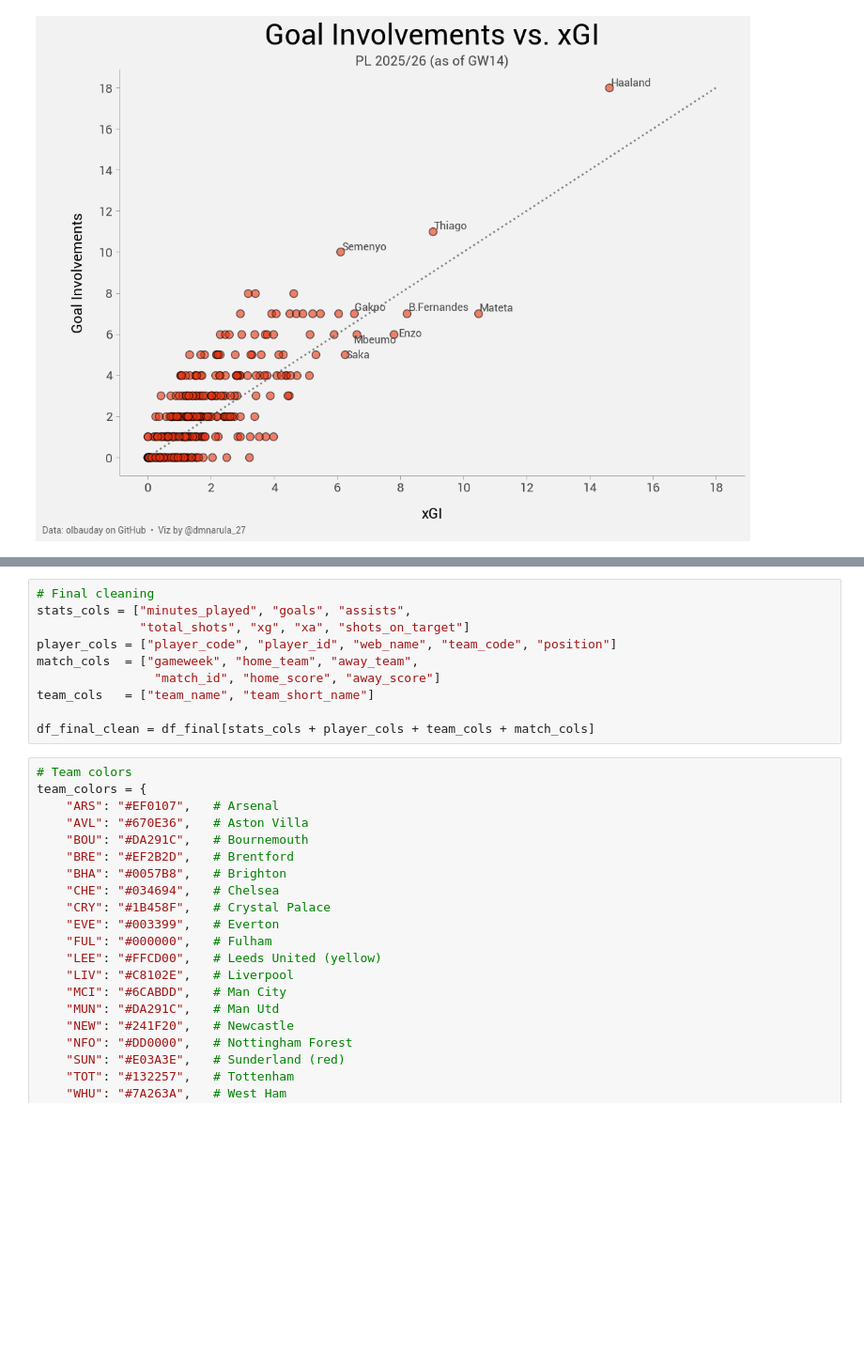
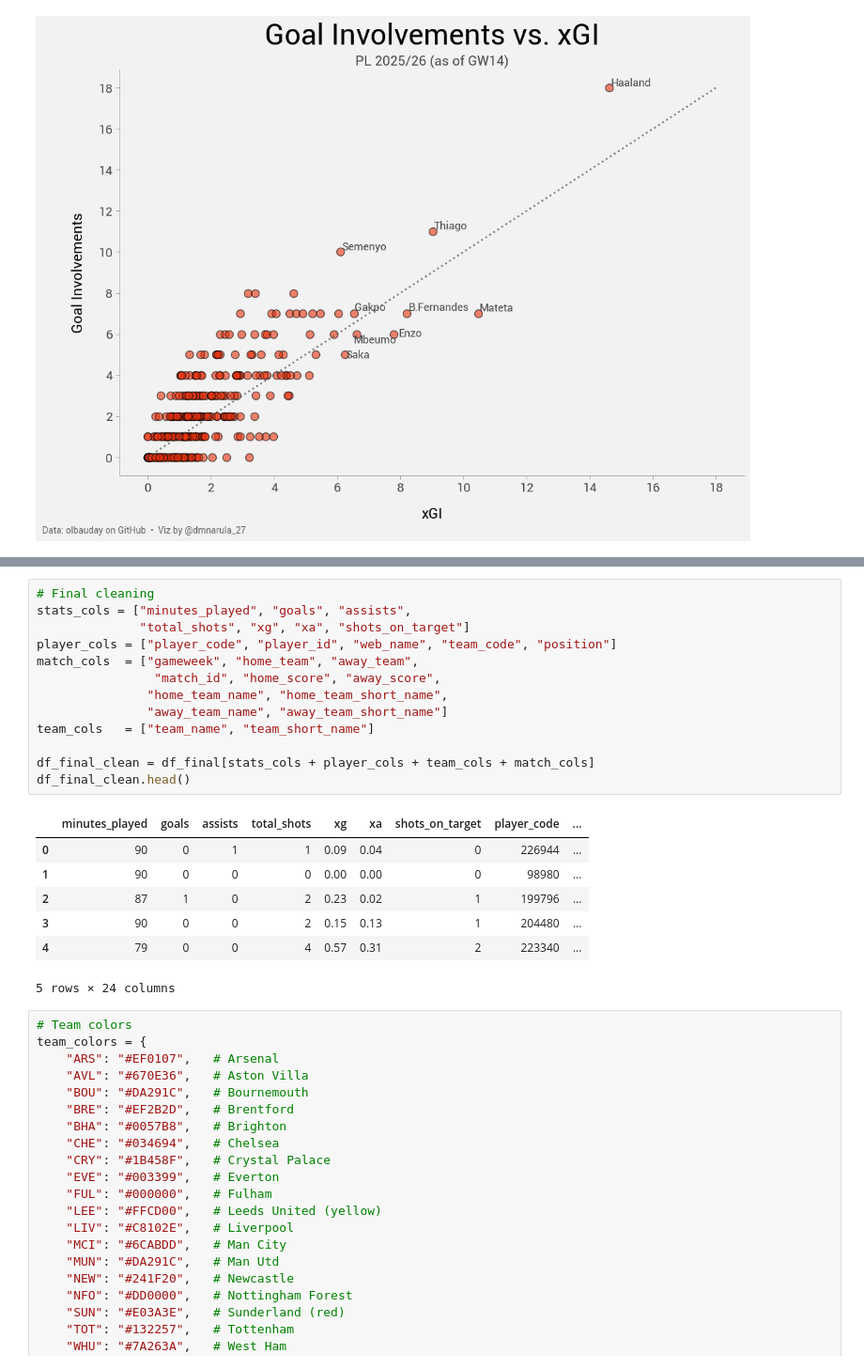
Before and after one commit to dmnarula/football-ds-learning, a Jupyter notebook: week3-visualization/Week3_Projects.ipynb, the cells around one changed output, grey strips where cells are left out. Shown at 94% size. Drawn from its saved outputs; the diff is of its cells as text; blank space fills up the shorter version.

```diff
--- a/week3-visualization/Week3_Projects.ipynb
+++ b/week3-visualization/Week3_Projects.ipynb
@@ -284,13 +306,24 @@ df_matches.head()
 # %%
 # Final cleaning
 stats_cols = ["minutes_played", "goals", "assists",
               "total_shots", "xg", "xa", "shots_on_target"]
 player_cols = ["player_code", "player_id", "web_name", "team_code", "position"]
 match_cols  = ["gameweek", "home_team", "away_team",
-                "match_id", "home_score", "away_score"]
+                "match_id", "home_score", "away_score",
+               "home_team_name", "home_team_short_name",
+               "away_team_name", "away_team_short_name"]
 team_cols   = ["team_name", "team_short_name"]
 
 df_final_clean = df_final[stats_cols + player_cols + team_cols + match_cols]
+df_final_clean.head()
+# %% [output]
+|  | minutes_played | goals | assists | total_shots | xg | xa | shots_on_target | player_code | ... |
+| 0 | 90 | 0 | 1 | 1 | 0.09 | 0.04 | 0 | 226944 | ... |
+| 1 | 90 | 0 | 0 | 0 | 0.00 | 0.00 | 0 | 98980 | ... |
+| 2 | 87 | 1 | 0 | 2 | 0.23 | 0.02 | 1 | 199796 | ... |
+| 3 | 90 | 0 | 0 | 2 | 0.15 | 0.13 | 1 | 204480 | ... |
+| 4 | 79 | 0 | 0 | 4 | 0.57 | 0.31 | 2 | 223340 | ... |
+5 rows × 24 columns
 # %%
 # Team colors
 team_colors = {
```
Also changed, not shown: parts of 7 cells of this notebook.
